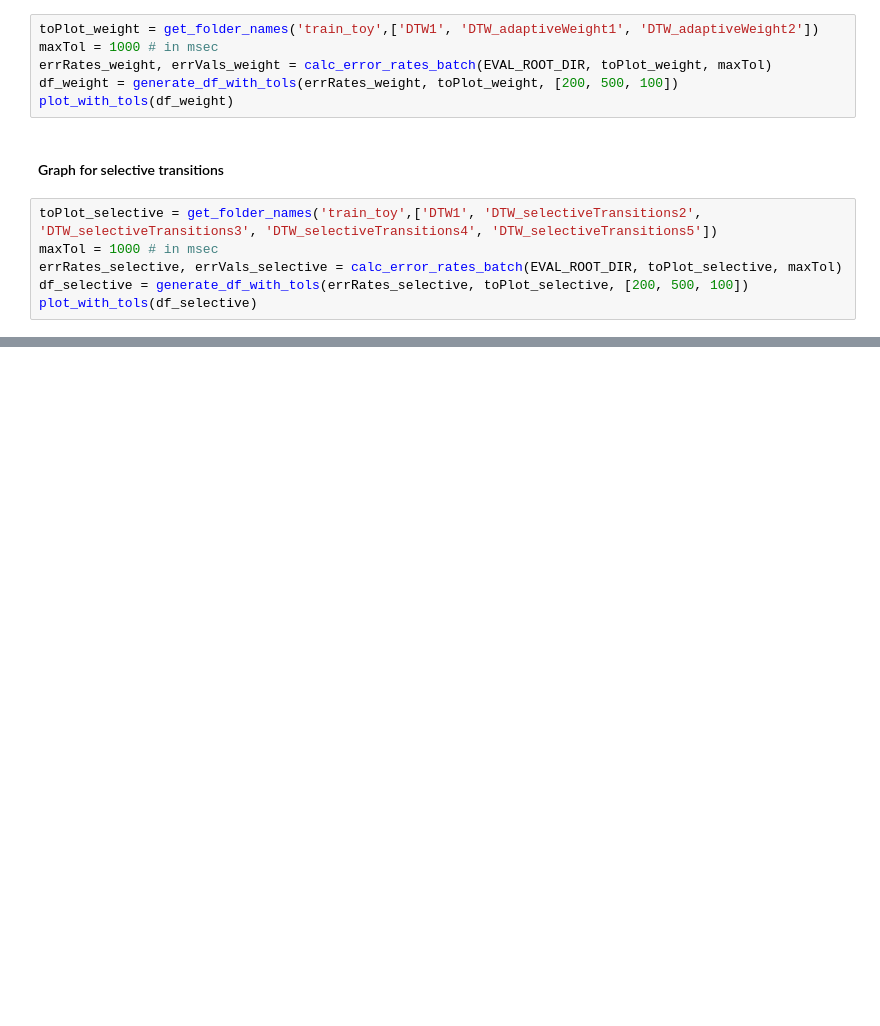
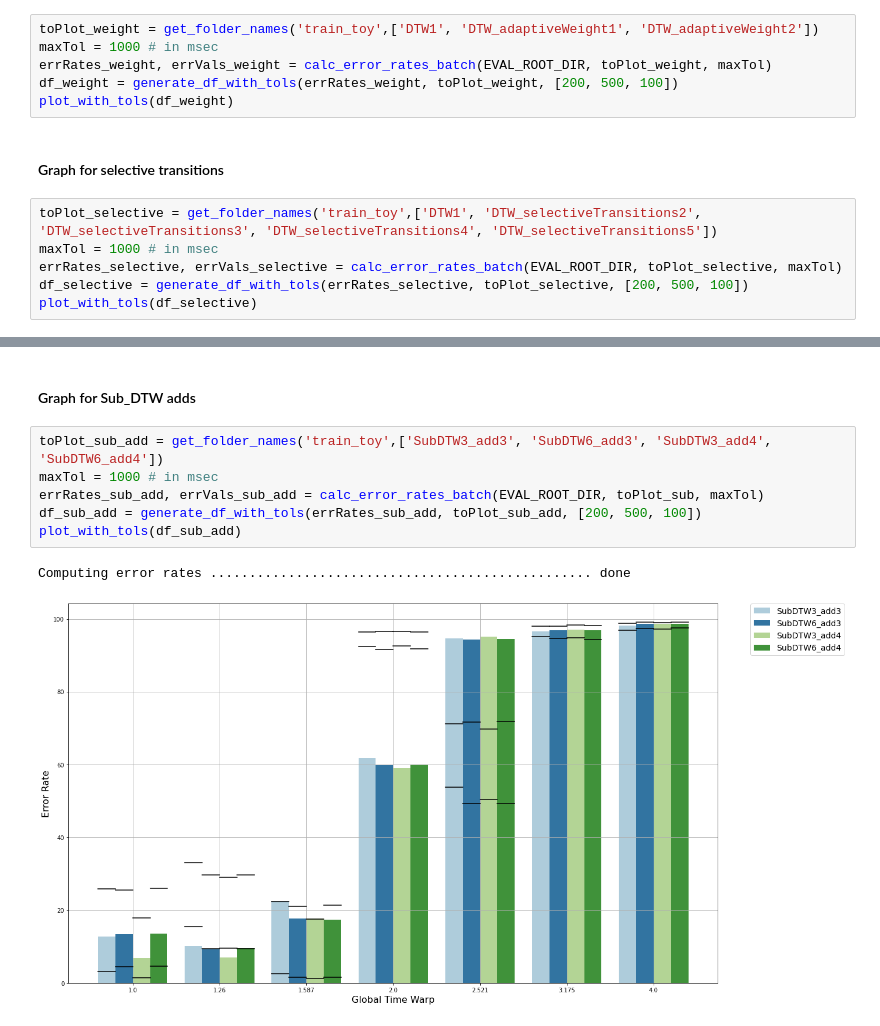
Before and after one commit to HMC-MIR/ExtremeTimeWarping, a Jupyter notebook: 03_Evaluate.ipynb, the cells around one changed output, grey strips where cells are left out. Cells and saved outputs as stored; diff of their text form; blank space fills up the shorter version.

```diff
--- a/03_Evaluate.ipynb
+++ b/03_Evaluate.ipynb
@@ -318,0 +333,11 @@ plot_with_tols(df_selective)
+# %% [markdown]
+#### Graph for Sub_DTW adds
+# %%
+toPlot_sub_add = get_folder_names('train_toy',['SubDTW3_add3', 'SubDTW6_add3', 'SubDTW3_add4', 'SubDTW6_add4'])
+maxTol = 1000 # in msec
+errRates_sub_add, errVals_sub_add = calc_error_rates_batch(EVAL_ROOT_DIR, toPlot_sub, maxTol)
+df_sub_add = generate_df_with_tols(errRates_sub_add, toPlot_sub_add, [200, 500, 100])
+plot_with_tols(df_sub_add)
+# %% [output]
+Computing error rates ................................................. done
+[figure, added]
```
Also changed, not shown: parts of 6 cells of this notebook.
